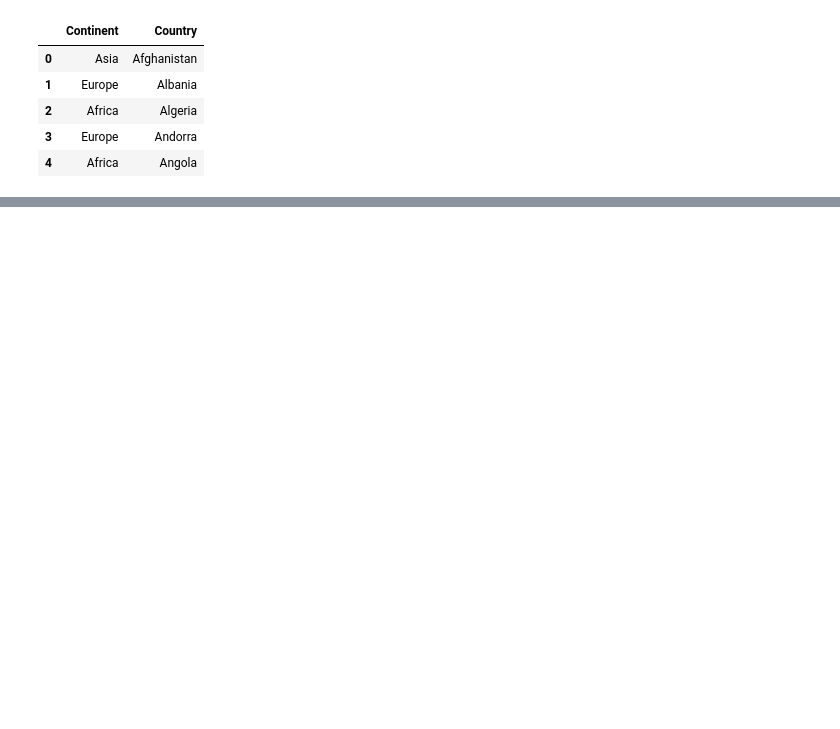
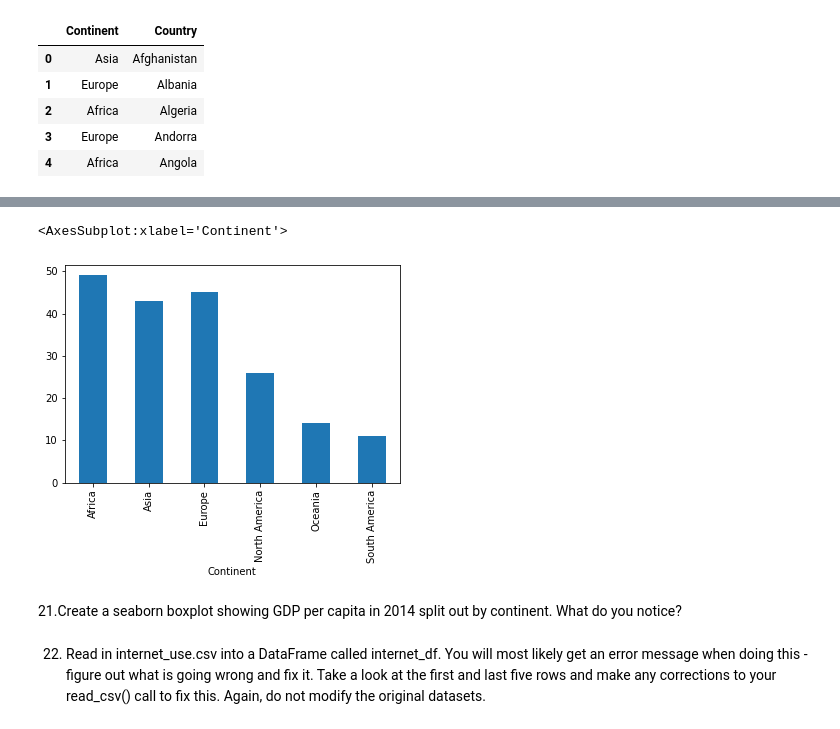
Before and after one commit to nss-data-science-cohort-5/un_exploration-ZhenyaC, a Jupyter notebook: notebooks/UN_Data_Exploration.ipynb, the cells around one changed output, grey strips where cells are left out. Saved outputs shown, nothing was run; the diff lists cells and outputs as text; code cells hidden in the pictures; blank space fills up the shorter version.

```diff
--- a/notebooks/UN_Data_Exploration.ipynb
+++ b/notebooks/UN_Data_Exploration.ipynb
@@ -521,0 +463,16 @@ internet_df
+# %%
+gdp_df.groupby("Continent")["Country"].nunique().plot(kind="bar")
+#num_countries_per_continent=gdp_df.groupby("Continent")["Country"].count().hist(bins=4)
+#num_countries_per_continent
+#plt.hist(num_countries["Continent"])
+#????
+#plt.legend
+#plt.hist(gdp_df.groupby("Continent")["Country"].count()['Continent'])
+#plt.xlabel('GDP Per Capita ($mm)', fontweight ='bold')
+#plt.ylabel('Count', fontweight ='bold')
+#plt.title('2014 GDP Per Capita',fontweight ='bold')
+# %% [output]
+<AxesSubplot:xlabel='Continent'>
+[figure, added]
+# %% [markdown]
+21.Create a seaborn boxplot showing GDP per capita in 2014 split out by continent. What do you notice?
@@ -521,0 +485,2 @@ internet_df
+# %% [markdown]
+22. Read in internet_use.csv into a DataFrame called internet_df. You will most likely get an error message when doing this - figure out what is going wrong and fix it. Take a look at the first and last five rows and make any corrections to your read_csv() call to fix this. Again, do not modify the original datasets.
```
Also changed, not shown: parts of 43 cells of this notebook.
